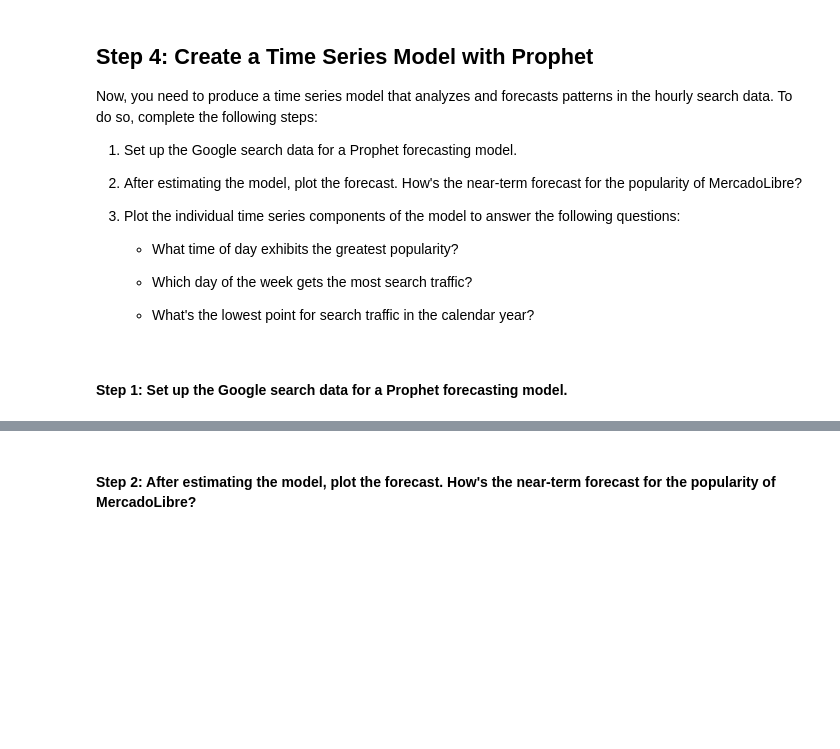
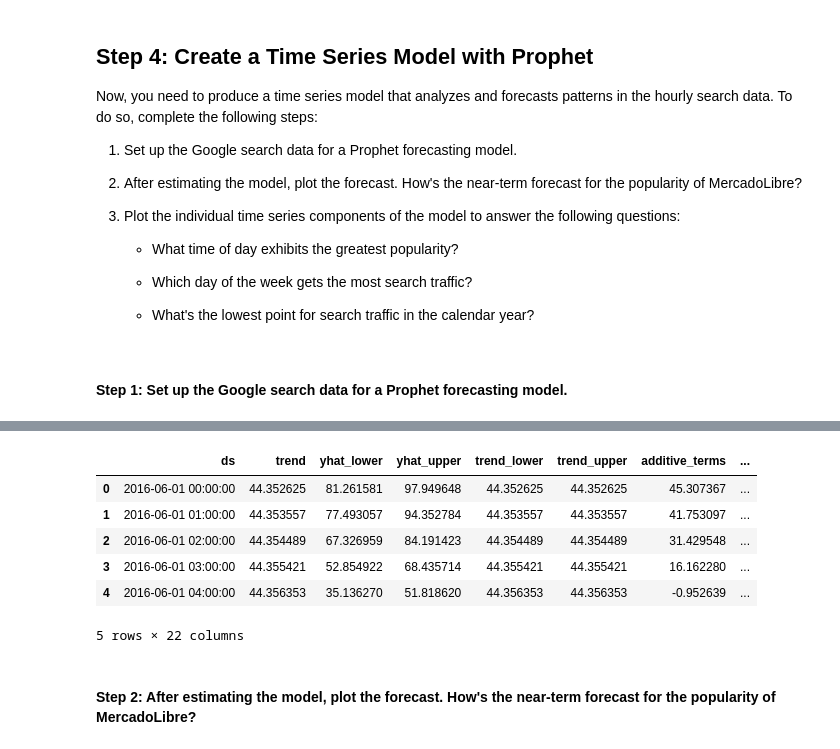
Before and after one commit to tbrown14611/prophet-challenge, a Jupyter notebook: forecasting_net_prophet.ipynb, the cells around one changed output, grey strips where cells are left out. Cells and saved outputs as stored; diff of their text form; code cells hidden in the pictures; blank space fills up the shorter version.

```diff
--- a/forecasting_net_prophet.ipynb
+++ b/forecasting_net_prophet.ipynb
@@ -489,12 +489,21 @@ Now, you need to produce a time series model that analyzes and forecasts pattern
 #### Step 1: Set up the Google search data for a Prophet forecasting model.
 # %%
 # Using the df_mercado_trends DataFrame, reset the index so the date information is no longer the index
+df_mercado_trends = pd.read_csv(
+    "https://static.bc-edx.com/ai/ail-v-1-0/m8/lms/datasets/google_hourly_search_trends.csv",
+    index_col='Date',
+    parse_dates=True,
+    infer_datetime_format=True
+).dropna()
 
+df_mercado_trends['Date']=df_mercado_trends.index
+
+df_mercado_trends = df_mercado_trends.reset_index(drop=True)
+df_mercado_trends = df_mercado_trends [['Date','Search Trends']]
 
 # Label the columns ds and y so that the syntax is recognized by Prophet
-
-
+df_mercado_trends.columns = ['ds', 'y']
 # Drop an NaN values from the prophet_df DataFrame
-
-
+df_mercado_trends = df_mercado_trends.dropna()
 # View the first and last five rows of the mercado_prophet_df DataFrame
+df_mercado_trends
@@ -511,8 +552,17 @@ Now, you need to produce a time series model that analyzes and forecasts pattern
 # %%
 # Make the predictions for the trend data using the future_mercado_trends DataFrame
-
+forecast = m.predict(future)
 
 # Display the first five rows of the forecast_mercado_trends DataFrame
+display(forecast.head())
+# %% [output]
+|  | ds | trend | yhat_lower | yhat_upper | trend_lower | trend_upper | additive_terms | ... |
+| 0 | 2016-06-01 00:00:00 | 44.352625 | 81.261581 | 97.949648 | 44.352625 | 44.352625 | 45.307367 | ... |
+| 1 | 2016-06-01 01:00:00 | 44.353557 | 77.493057 | 94.352784 | 44.353557 | 44.353557 | 41.753097 | ... |
+| 2 | 2016-06-01 02:00:00 | 44.354489 | 67.326959 | 84.191423 | 44.354489 | 44.354489 | 31.429548 | ... |
+| 3 | 2016-06-01 03:00:00 | 44.355421 | 52.854922 | 68.435714 | 44.355421 | 44.355421 | 16.162280 | ... |
+| 4 | 2016-06-01 04:00:00 | 44.356353 | 35.136270 | 51.818620 | 44.356353 | 44.356353 | -0.952639 | ... |
+5 rows × 22 columns
 # %% [markdown]
 #### Step 2: After estimating the model, plot the forecast. How's the near-term forecast for the popularity of MercadoLibre?
 # %%
```
Also changed, not shown: parts of 12 cells of this notebook.
